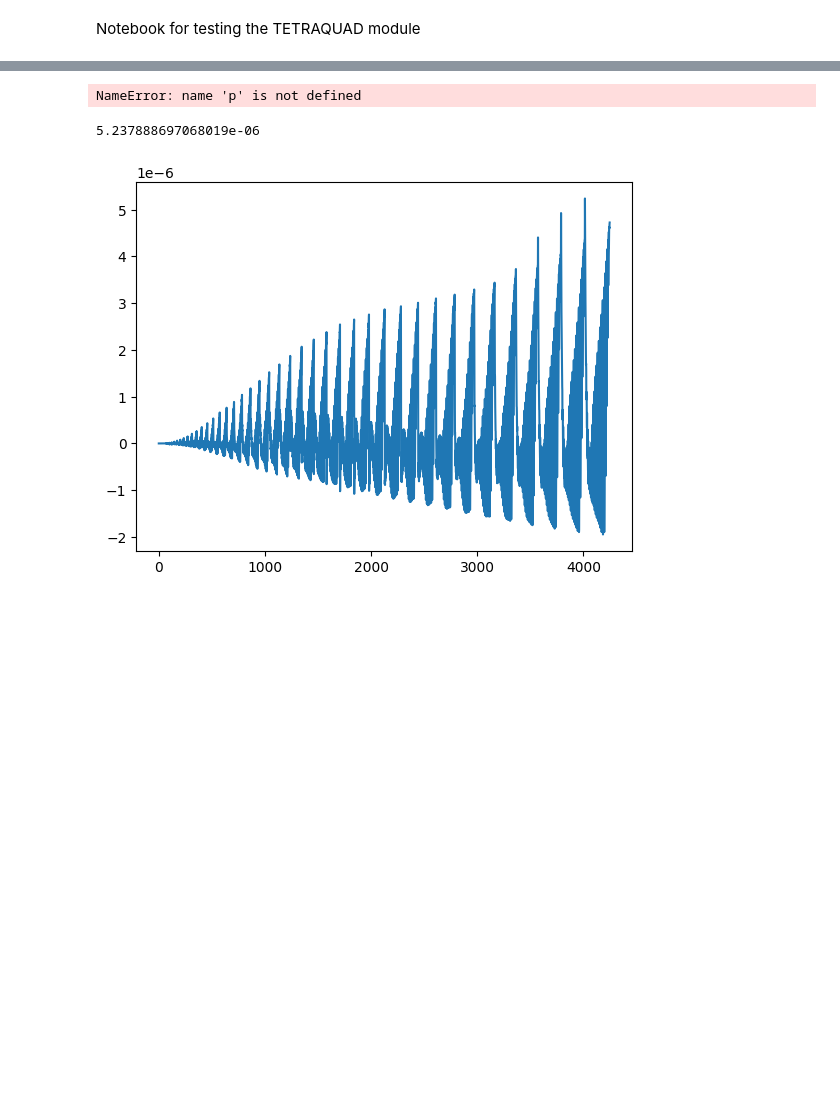
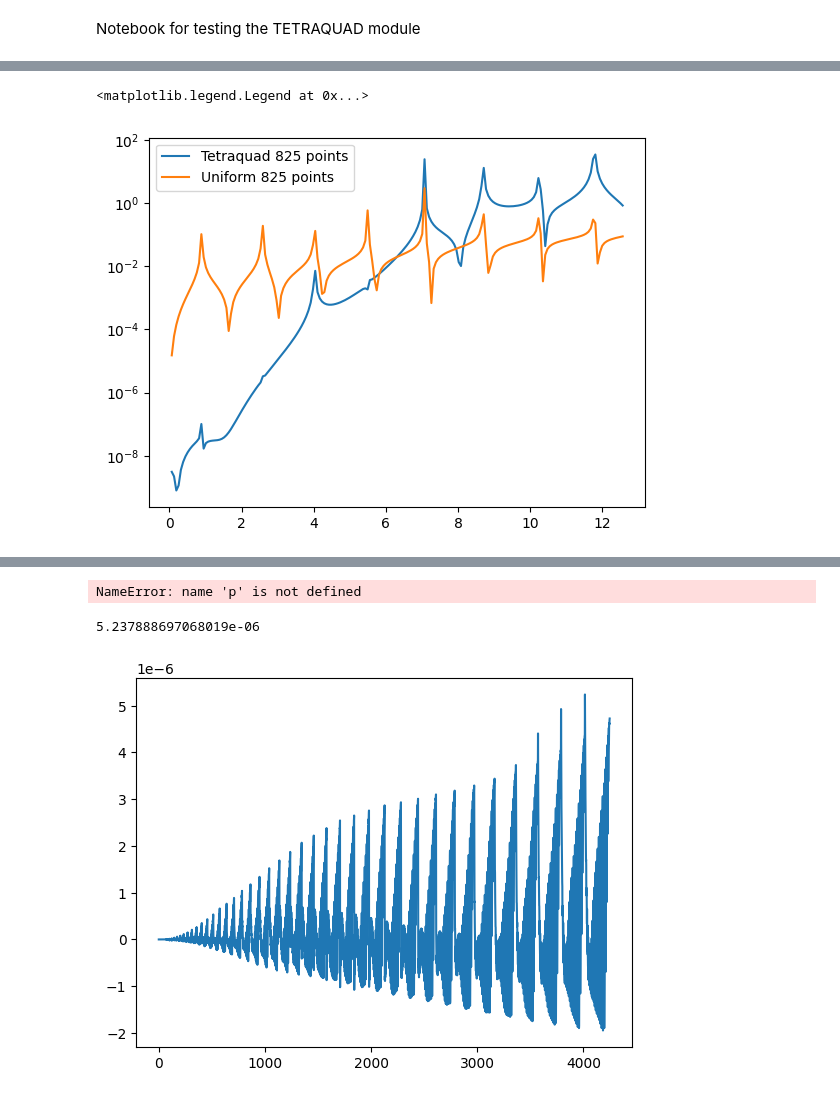
Before and after one commit to Wuhyun/Tetraquad, a Jupyter notebook: tetraquad_test.ipynb, the cells around one changed output, grey strips where cells are left out. Drawn from its saved outputs; the diff is of its cells as text; code cells hidden in the pictures; blank space fills up the shorter version.

```diff
--- a/tetraquad_test.ipynb
+++ b/tetraquad_test.ipynb
@@ -48,3 +51,35 @@ plt.legend()
+# %%
+# Test to check numerical integration accuracy for sinusoidal shapes
+
+k1, k2, k3 = grid
+omegas = 2 * np.pi * np.linspace(0, 0.1*N, 10*N)
+phis = np.zeros_like(omegas) + np.pi/2
+#phis = np.linspace(0, np.pi, N+1)
+#omegas = 0.5 * np.ones_like(phis)
+
+analytic = tetraquad.analytic_sine_integrals(omegas, phis, alpha)
+numerical = np.array([np.dot(weights, tetraquad.sine_evaluations(omega, phi, grid[0,:], grid[1,:], grid[2,:])) for omega, phi in zip(omegas, phis)])
+numerical2 = np.array([np.dot(weights2, tetraquad.sine_evaluations(omega, phi, grid2[0,:], grid2[1,:], grid2[2,:])) for omega, phi in zip(omegas, phis)])
+
+error = (numerical - analytic) / analytic
+error2 = (numerical2 - analytic) / analytic
+#plt.plot(omegas, error, label="Tetraquad {} points".format(grid.shape[1]))
+#plt.plot(omegas, error2, label="Uniform {} points".format(grid2.shape[1]))
+#plt.plot(omegas, numerical, "k")
+#plt.plot(omegas, numerical2, "b")
+#plt.plot(omegas, analytic, "r")
+
+plt.plot(omegas, np.abs(error), label="Tetraquad {} points".format(grid.shape[1]))
+plt.plot(omegas, np.abs(error2), label="Uniform {} points".format(grid2.shape[1]))
+plt.yscale("log")
+
+#plt.plot(phis, numerical, "k")
+#plt.plot(phis, numerical2, "b")
+#plt.plot(phis, analytic, "r")
+plt.legend()
+# %% [output]
+<matplotlib.legend.Legend at 0x...>
+[figure, added]
 # %%
 # Test to check numerical integration accuracy for inverse modes
 
```
Also changed, not shown: parts of 6 cells of this notebook, 1 other file.
